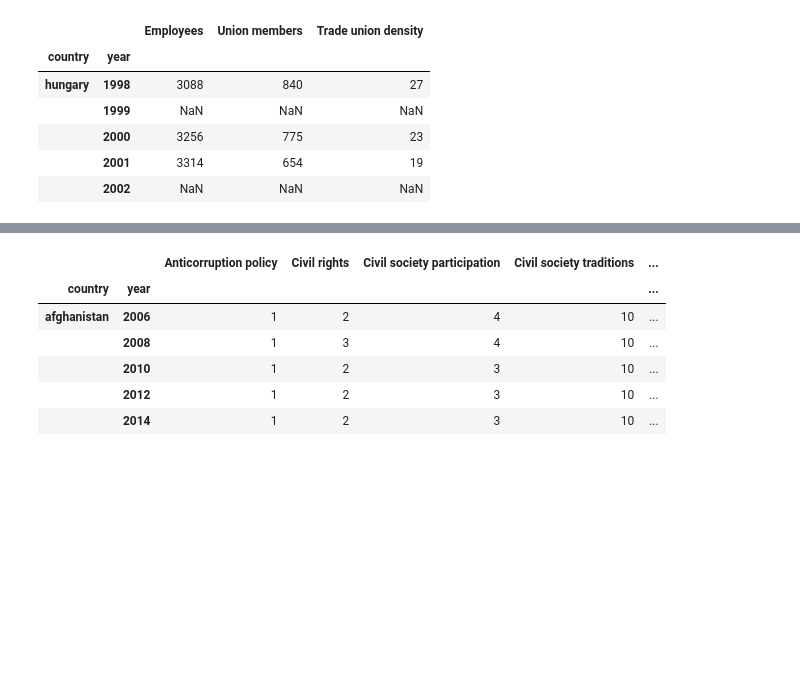
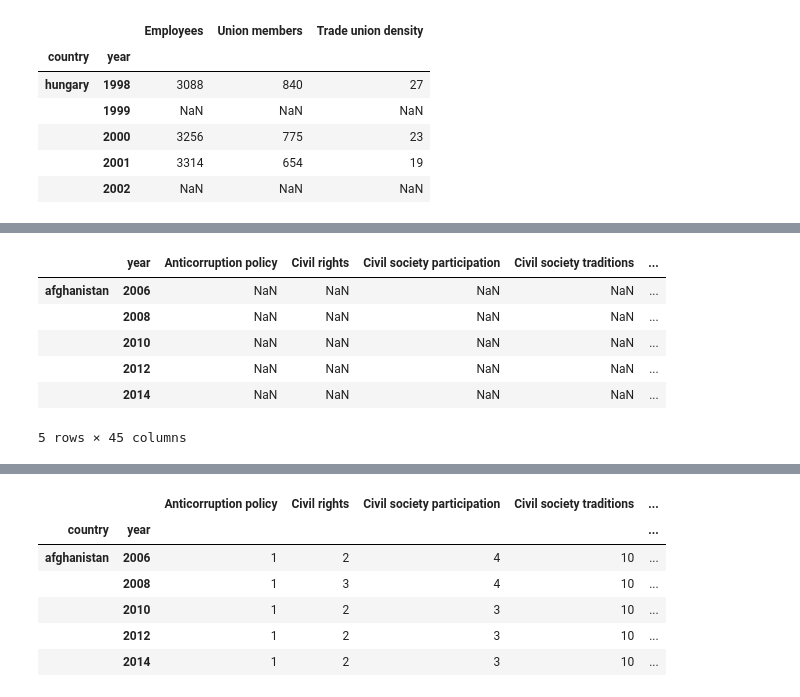
Before and after one commit to SanteriVtj/Econometrics-Capstone, a Jupyter notebook: data.ipynb, the cells around one changed output, grey strips where cells are left out. Cells and saved outputs as stored; diff of their text form; code cells hidden in the pictures; blank space fills up the shorter version.

```diff
--- a/data.ipynb
+++ b/data.ipynb
@@ -183,0 +188,15 @@ WB_civil_soc_participation.index.names = ['country', 'year']
+# %%
+_df = pd.DataFrame(columns=WB_civil_soc_participation.index.get_level_values(1).unique(), \
+    index=pd.MultiIndex.from_tuples(\
+        list(zip(np.repeat(WB_civil_soc_participation.index.get_level_values(0).unique(), len(WB_civil_soc_participation.columns)),\
+            len(WB_civil_soc_participation.index.get_level_values(0).unique()) * list(WB_civil_soc_participation.columns.astype('int'))))))
+# %%
+
+for i in _df.index.get_level_values(0).unique()[:1]:
+    _map = dict(zip(WB_civil_soc_participation.loc[i].index, [WB_civil_soc_participation.loc[i].columns] * len(WB_civil_soc_participation.loc[i].index)))
+    _df.loc[i, :] = _df.loc[i, :].append(WB_civil_soc_participation.loc[i].T)
+    #print(WB_civil_soc_participation.loc[i].T)
+    #_df.loc[i, :].update(WB_civil_soc_participation.loc[i].T)
+    print(_df.loc[i,:])
+#WB_civil_soc_participation = _df
+#WB_civil_soc_participation.index.names = ['country', 'year']
@@ -183,0 +246,10 @@ WB_civil_soc_participation.index.names = ['country', 'year']
+# %%
+_df.head()
+# %% [output]
+|  | year | Anticorruption policy | Civil rights | Civil society participation | Civil society traditions | ... |
+| afghanistan | 2006 | NaN | NaN | NaN | NaN | ... |
+|  | 2008 | NaN | NaN | NaN | NaN | ... |
+|  | 2010 | NaN | NaN | NaN | NaN | ... |
+|  | 2012 | NaN | NaN | NaN | NaN | ... |
+|  | 2014 | NaN | NaN | NaN | NaN | ... |
+5 rows × 45 columns
```
Also changed, not shown: parts of 7 cells of this notebook, 2 other files.
